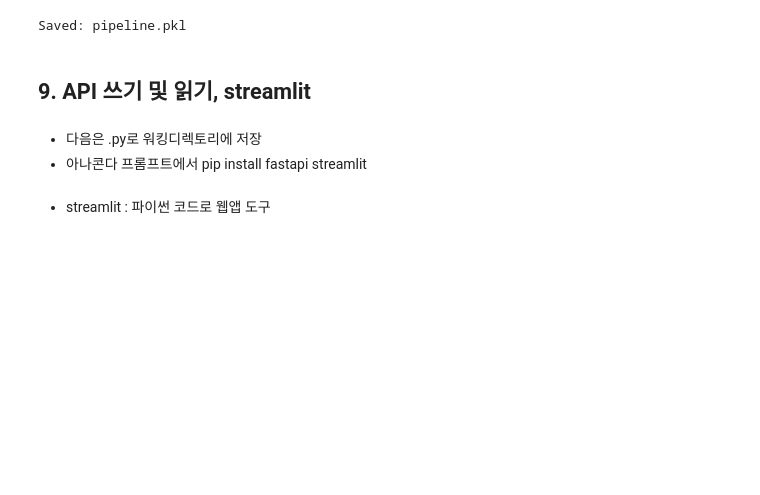
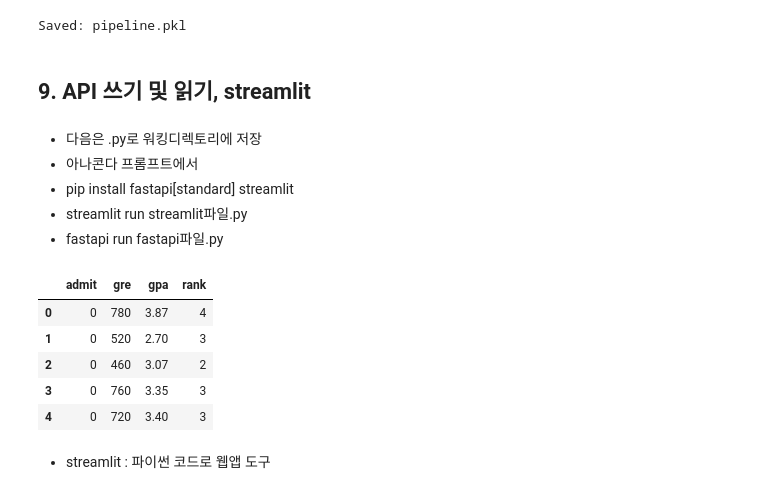
Before and after one commit to ws-l/hh_26_1, a Jupyter notebook: 2주차/HH_2026_2_수업실습.ipynb, the cells around one changed output. Saved outputs shown, nothing was run; the diff lists cells and outputs as text; code cells hidden in the pictures; blank space fills up the shorter version.

```diff
--- a/2주차/HH_2026_2_수업실습.ipynb
+++ b/2주차/HH_2026_2_수업실습.ipynb
@@ -1227,4 +1288,7 @@ proba = pipe.predict_proba(X_test)[:, 1]  # 분류일 때
 ## 9. API 쓰기 및 읽기, streamlit
 # %% [markdown]
 - 다음은 .py로 워킹디렉토리에 저장
-- 아나콘다 프롬프트에서 pip install fastapi streamlit
+- 아나콘다 프롬프트에서
+- pip install fastapi[standard] streamlit
+- streamlit run streamlit파일.py
+- fastapi run fastapi파일.py
@@ -1230,0 +1307,9 @@ proba = pipe.predict_proba(X_test)[:, 1]  # 분류일 때
+# %%
+pd.read_json("http://localhost:8000/data?row=5")
+# %% [output]
+|  | admit | gre | gpa | rank |
+| 0 | 0 | 780 | 3.87 | 4 |
+| 1 | 0 | 520 | 2.70 | 3 |
+| 2 | 0 | 460 | 3.07 | 2 |
+| 3 | 0 | 760 | 3.35 | 3 |
+| 4 | 0 | 720 | 3.40 | 3 |
```
Also changed, not shown: parts of 20 cells of this notebook.
